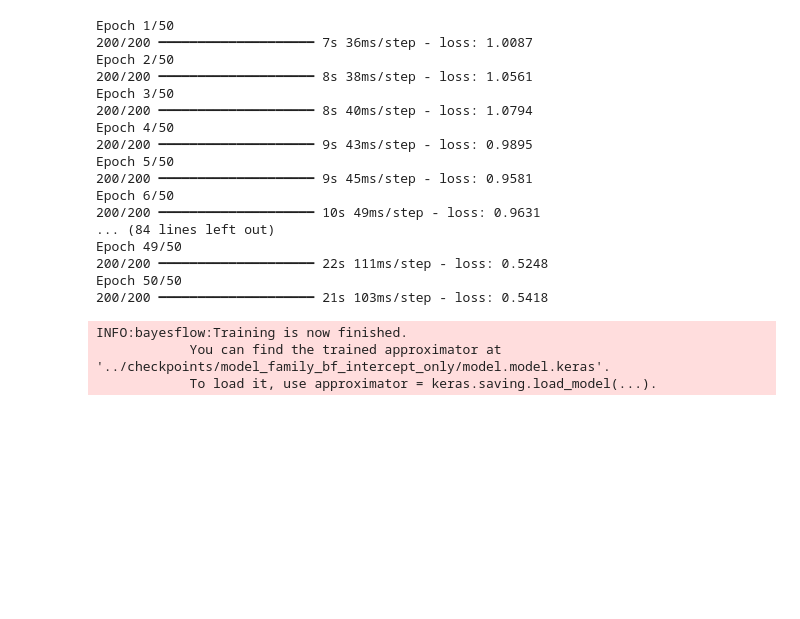
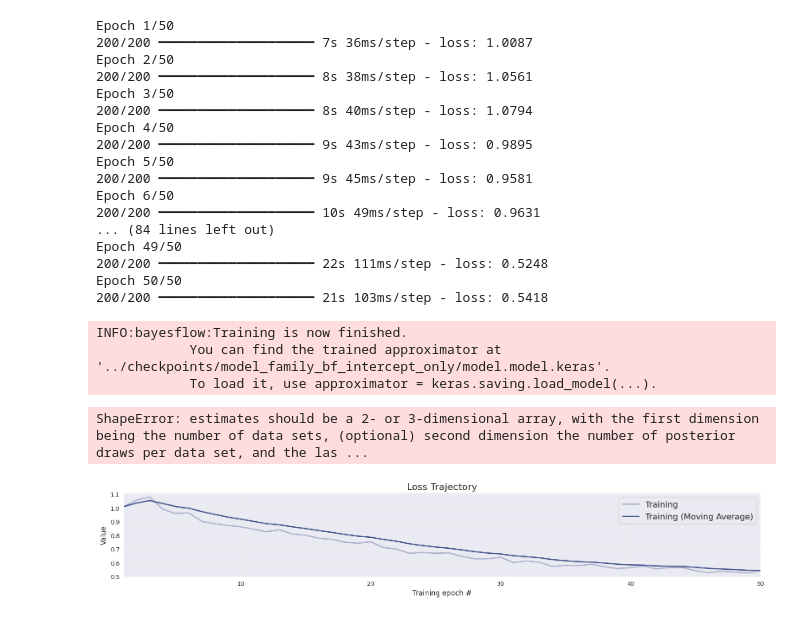
Before and after one commit to bayesflow-org/CogFormer, a Jupyter notebook: playgrounds/test.ipynb, the cells around one changed output. Saved outputs shown, nothing was run; the diff lists cells and outputs as text; code cells hidden in the pictures; blank space fills up the shorter version.

```diff
--- a/playgrounds/test.ipynb
+++ b/playgrounds/test.ipynb
@@ -123,3 +123,19 @@ Epoch 50/50
 INFO:bayesflow:Training is now finished.
             You can find the trained approximator at '../checkpoints/model_family_bf_intercept_only/model.model.keras'.
             To load it, use approximator = keras.saving.load_model(...).
+# %%
+param_names = [r"$v$", r"$a$", r"$\tau$", r"$s_v$", r"$s_\tau$"]
+# %%
+validation_sims = workflow.simulate((300,))
+# %%
+fig = workflow.plot_default_diagnostics(
+    test_data=validation_sims,
+    variable_names=param_names,
+    loss_kwargs={"figsize": (16, 3), "label_fontsize": 12},
+    recovery_kwargs={"figsize": (16, 6), "label_fontsize": 12},
+    calibration_ecdf_kwargs={"figsize": (16, 6), "legend_fontsize": 8, "difference": True, "label_fontsize": 12},
+    z_score_contraction_kwargs={"figsize": (16, 6), "label_fontsize": 12}
+)
+# %% [output]
+ShapeError: estimates should be a 2- or 3-dimensional array, with the first dimension being the number of data sets, (optional) second dimension the number of posterior draws per data set, and the las ...
+[figure, added]
```
